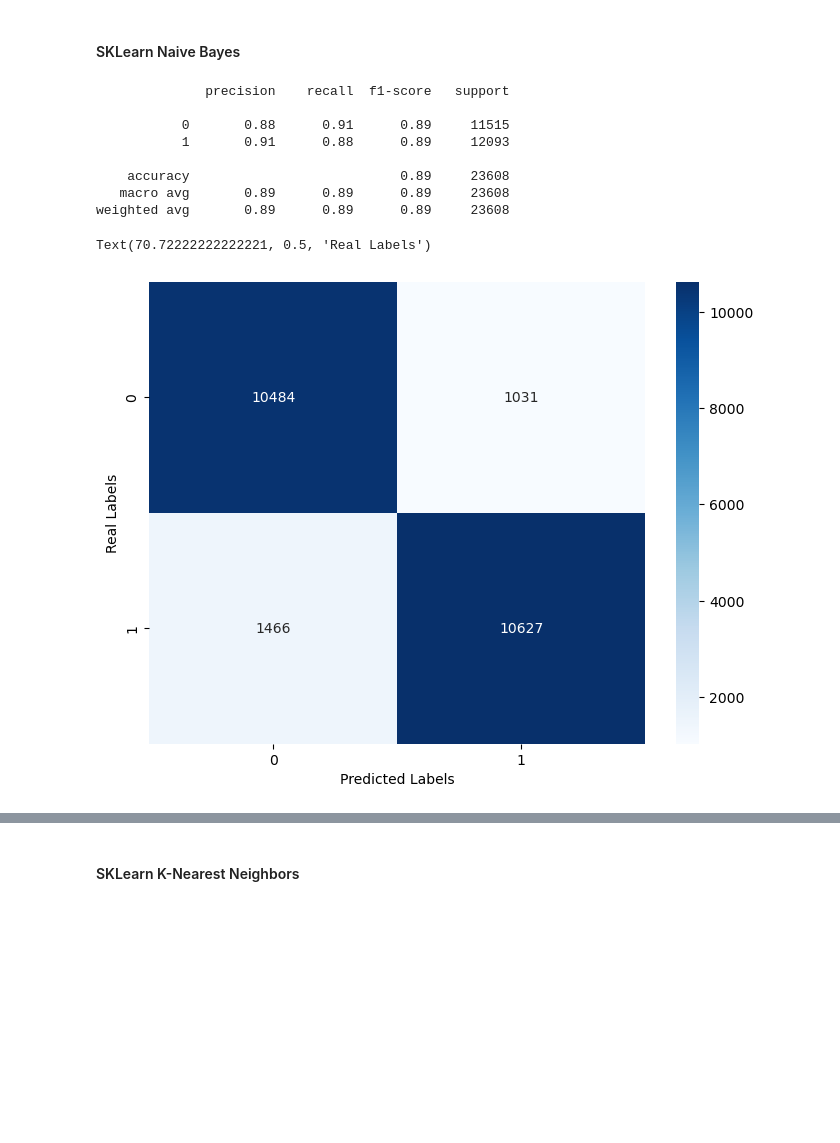
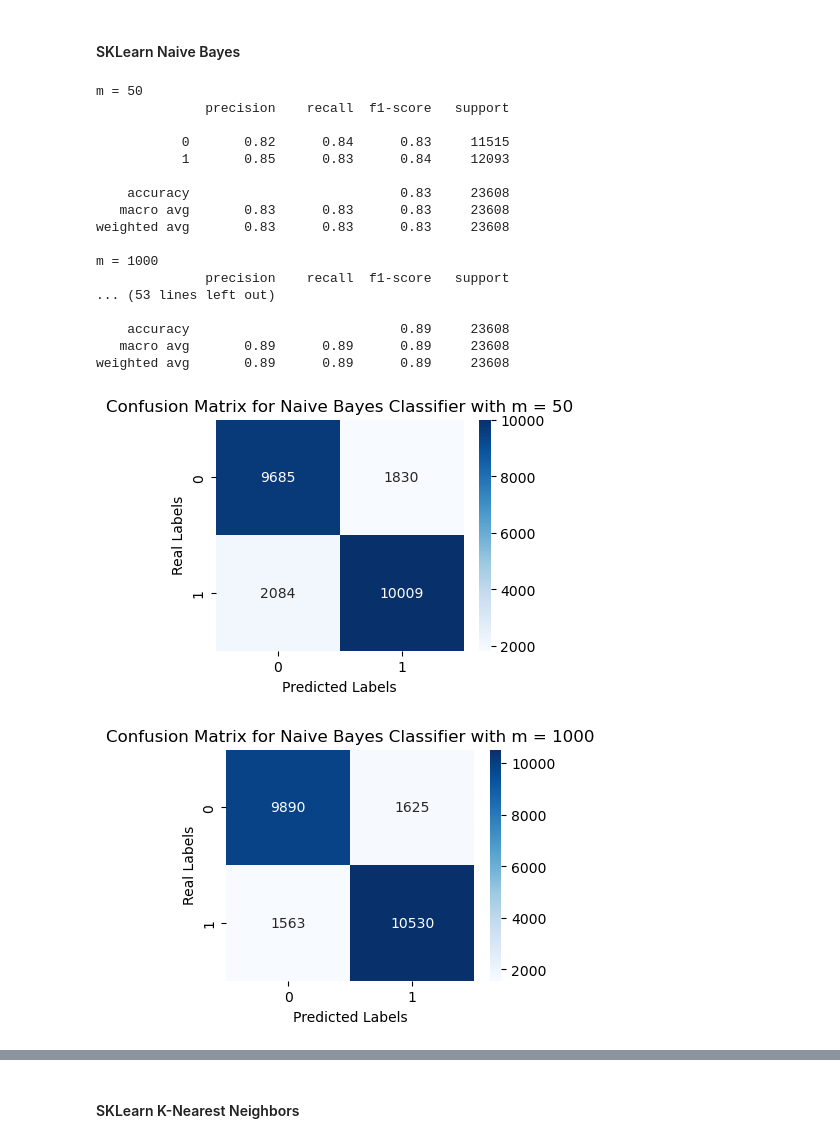
Before and after one commit to ahedrick510/machine_learning, a Jupyter notebook: Final Project/fakenews.ipynb, the cells around one changed output, grey strips where cells are left out. Cells and saved outputs as stored; diff of their text form; code cells hidden in the pictures; blank space fills up the shorter version.

```diff
--- a/Final Project/fakenews.ipynb
+++ b/Final Project/fakenews.ipynb
@@ -288,32 +320,44 @@ I start with various SKLearn machine learning algorithm implementations because
 # %%
 from sklearn.naive_bayes import MultinomialNB
 nb_classifier = MultinomialNB()
 
-# classifier
-nb_classifier.fit(training_features, training_labels)
+for i in range(len(m)):
+    # classifier
+    nb_classifier.fit(training_features[i], training_labels)
 
-# predictor
-ybayes = nb_classifier.predict(vali_features)
+    # predictor
+    ybayes = nb_classifier.predict(vali_features[i])
 
-# print classification report
-print(classification_report(vali_labels, ybayes))
+    # print classification report
+    print(f'm = {m[i]}')
+    print(classification_report(vali_labels, ybayes))
 
-# print confusion matrix
-plt.figure(figsize = (8,6))
+    # print confusion matrix
+    plt.figure(figsize = (4,3))
 
-sns.heatmap(confusion_matrix(vali_labels,ybayes), annot=True,
-            fmt='', cmap='Blues')
+    sns.heatmap(confusion_matrix(vali_labels,ybayes), annot=True,
+                fmt='', cmap='Blues')
 
-plt.xlabel('Predicted Labels')
-plt.ylabel('Real Labels')
+    plt.title('Confusion Matrix for Naive Bayes Classifier with m = ' + str(m[i]))
+    plt.xlabel('Predicted Labels')
+    plt.ylabel('Real Labels')
 # %% [output]
+m = 50
               precision    recall  f1-score   support
 
-           0       0.88      0.91      0.89     11515
-           1       0.91      0.88      0.89     12093
+           0       0.82      0.84      0.83     11515
+           1       0.85      0.83      0.84     12093
+
+    accuracy                           0.83     23608
+   macro avg       0.83      0.83      0.83     23608
+weighted avg       0.83      0.83      0.83     23608
+
+m = 1000
+              precision    recall  f1-score   support
+... (53 lines left out)
 
     accuracy                           0.89     23608
    macro avg       0.89      0.89      0.89     23608
 weighted avg       0.89      0.89      0.89     23608
-Text(70.72222222222221, 0.5, 'Real Labels')
-[figure, old version]
+[figure, new version]
+[figure, added]
```
Also changed, not shown: parts of 11 cells of this notebook.
